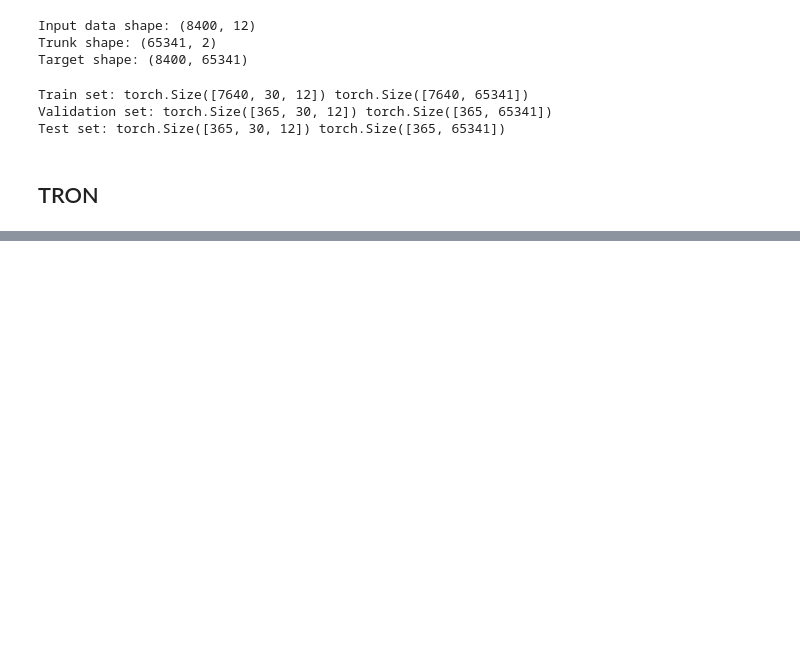
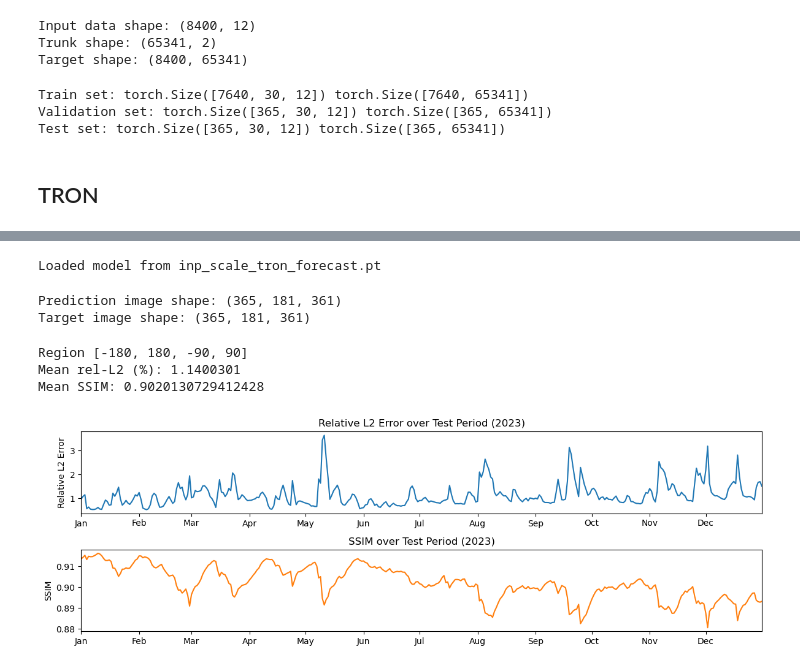
Before and after one commit to kkazuma19/CosmicRays-Operator, a Jupyter notebook: analysis/forecasting/notebook.ipynb, the cells around one changed output, grey strips where cells are left out. Cells and saved outputs as stored; diff of their text form; code cells hidden in the pictures; blank space fills up the shorter version.

```diff
--- a/analysis/forecasting/notebook.ipynb
+++ b/analysis/forecasting/notebook.ipynb
@@ -235,0 +152,59 @@ KeyboardInterrupt:
+# %%
+model = load_model_experiment(model_path = 'inp_scale_tron_forecast.pt')
+
+outputs, targets = fit(model.to(device), test_loader, device, scaler_target)
+# %% [output]
+Loaded model from inp_scale_tron_forecast.pt
+# %%
+lon_grid, lat_grid, pred_img = convert2dim(outputs, grid_path='../../data/grid_points.npy')  # (N,H,W)
+_,        _,        targ_img = convert2dim(targets, grid_path='../../data/grid_points.npy')  # (N,H,W)
+
+print("Prediction image shape:", pred_img.shape)
+print("Target image shape:", targ_img.shape)
+# %% [output]
+Prediction image shape: (365, 181, 361)
+Target image shape: (365, 181, 361)
+# %%
+l2, ssim = compute_metrics_region(pred_img, targ_img, lon_grid, lat_grid, region_extent=[-180, 180, -90, 90])
+# %% [output]
+Region [-180, 180, -90, 90]
+Mean rel-L2 (%): 1.1400301
+Mean SSIM: 0.9020130729412428
+# %%
+# 365 days covering 2023 test period
+dates = pd.date_range("2023-01-01", "2023-12-31", freq="D")
+# %%
+import matplotlib.pyplot as plt
+import pandas as pd
+import matplotlib.dates as mdates
+
+# 365 days covering 2023 test period
+#dates = pd.date_range("2023-01-01", "2023-12-31", freq="D")
+
+fig, ax = plt.subplots(2, 1, figsize=(12, 4))
+fig.subplots_adjust(hspace=0.4)
+
+# --- L2 Error plot ---
+ax[0].plot(dates, l2, label='L2 Error')
+ax[0].set_title('Relative L2 Error over Test Period (2023)')
+ax[0].set_ylabel('Relative L2 Error')
+ax[0].xaxis.set_major_locator(mdates.MonthLocator(interval=1))
+ax[0].xaxis.set_major_formatter(mdates.DateFormatter('%b'))  # month abbreviations (Jan, Feb, ...)
+ax[0].tick_params(axis='x', rotation=0)
+
+# --- SSIM plot ---
+ax[1].plot(dates, ssim, label='SSIM', color='tab:orange')
+ax[1].set_title('SSIM over Test Period (2023)')
+ax[1].set_ylabel('SSIM')
+ax[1].xaxis.set_major_locator(mdates.MonthLocator(interval=1))
+ax[1].xaxis.set_major_formatter(mdates.DateFormatter('%b'))
+ax[1].tick_params(axis='x', rotation=0)
+
+# set xlim (january 1, 2023 to december 31, 2023)
+ax[0].set_xlim(dates[0], dates[-1])
+ax[1].set_xlim(dates[0], dates[-1])
+
+plt.tight_layout()
+plt.show()
+# %% [output]
+[figure, added]
```
Also changed, not shown: parts of 9 cells of this notebook, 2 other files.
